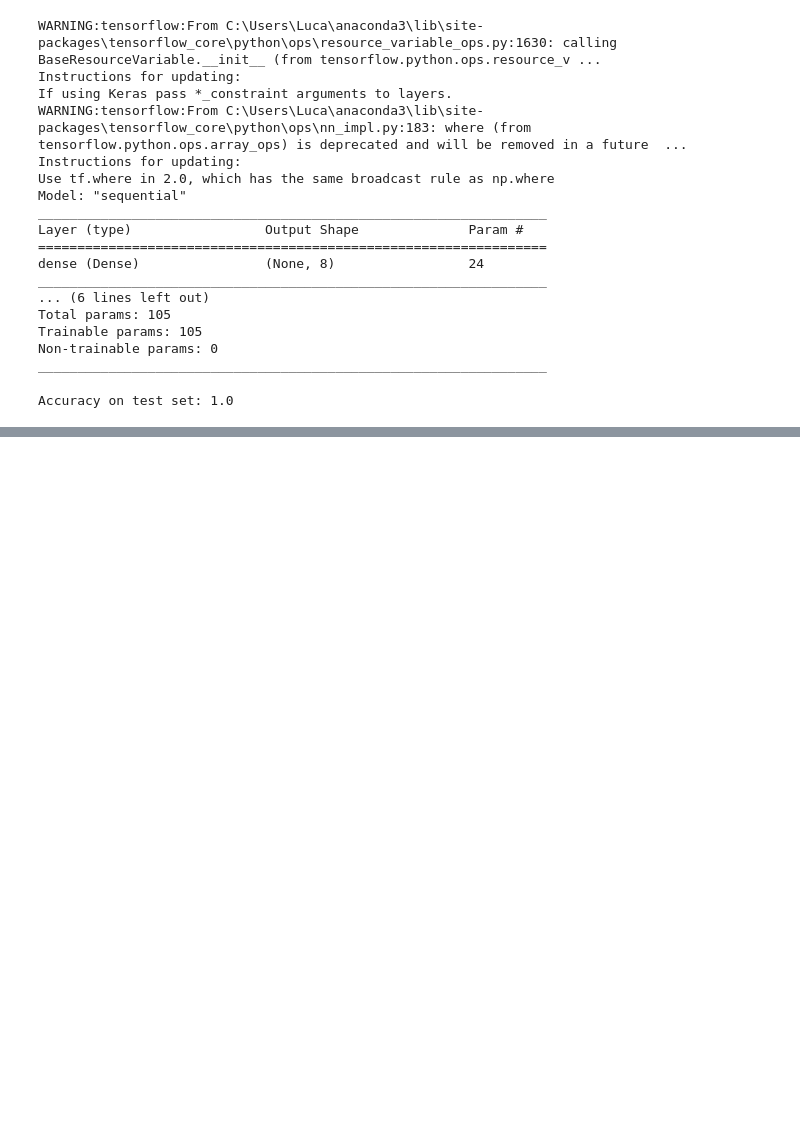
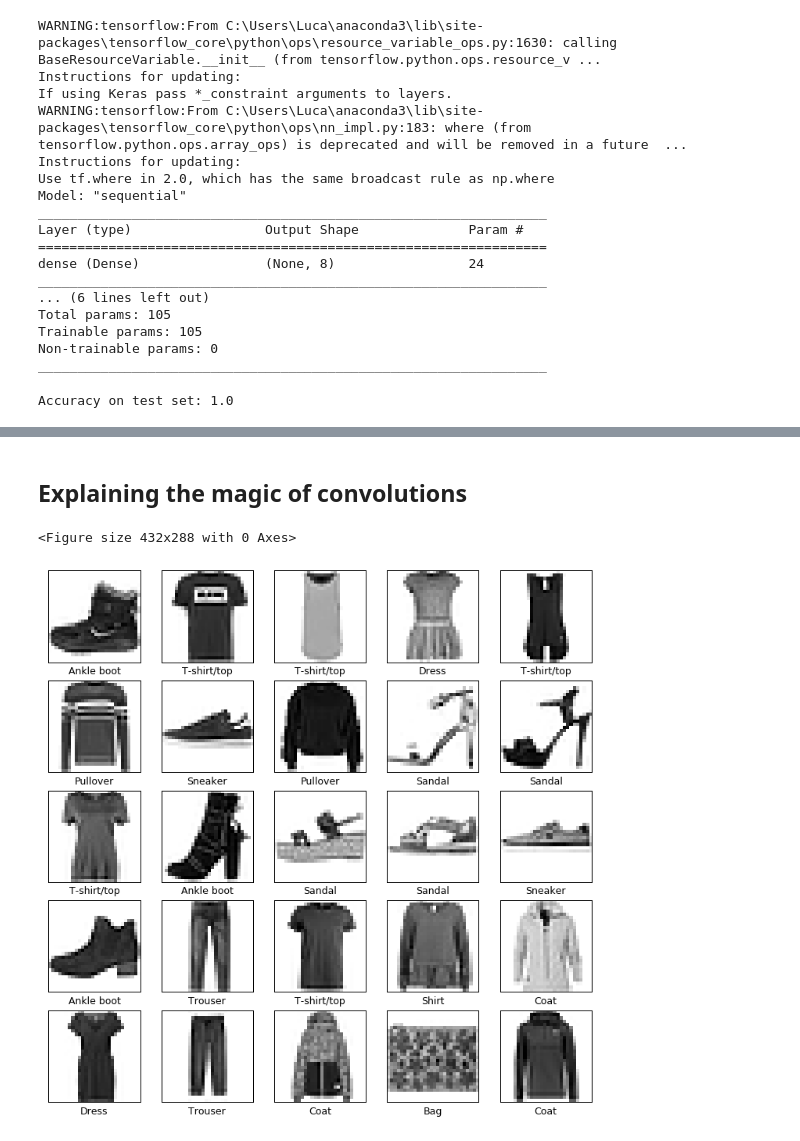
Before and after one commit to lmassaron/ml4dummies_2ed, a Jupyter notebook: ch_14/ML4D2D; 14; Hitting Complexity with Neural Networks.ipynb, the cells around one changed output, grey strips where cells are left out. Cells and saved outputs as stored; diff of their text form; code cells hidden in the pictures; blank space fills up the shorter version.

```diff
--- a/ch_14/ML4D2D; 14; Hitting Complexity with Neural Networks.ipynb
+++ b/ch_14/ML4D2D; 14; Hitting Complexity with Neural Networks.ipynb
@@ -79,0 +82,34 @@ plt.show()
+# %% [markdown]
+## Explaining the magic of convolutions
+# %%
+import tensorflow.keras as keras
+
+loader = keras.datasets.fashion_mnist.load_data
+(x_train, y_train), (x_test, y_test) = loader()
+# %%
+import matplotlib.pyplot as plt
+
+class_names = {0: 'T-shirt/top',
+               1: 'Trouser',
+               2: 'Pullover',
+               3: 'Dress',
+               4: 'Coat',
+               5: 'Sandal',
+               6: 'Shirt',
+               7: 'Sneaker',
+               8: 'Bag',
+               9: 'Ankle boot'}
+
+plt.figure()
+fig, ax = plt.subplots(5, 5, figsize=(10, 10), dpi=90)
+for i in range(25):
+    plt.subplot(5,5,i+1)
+    plt.imshow(x_train[i], cmap=plt.cm.binary)
+    plt.xticks([])
+    plt.yticks([])
+    plt.grid(False)
+    plt.xlabel(class_names[y_train[i]])
+plt.show()
+# %% [output]
+<Figure size 432x288 with 0 Axes>
+[figure, added]
```
Also changed, not shown: parts of 20 cells of this notebook, 1 other file.
